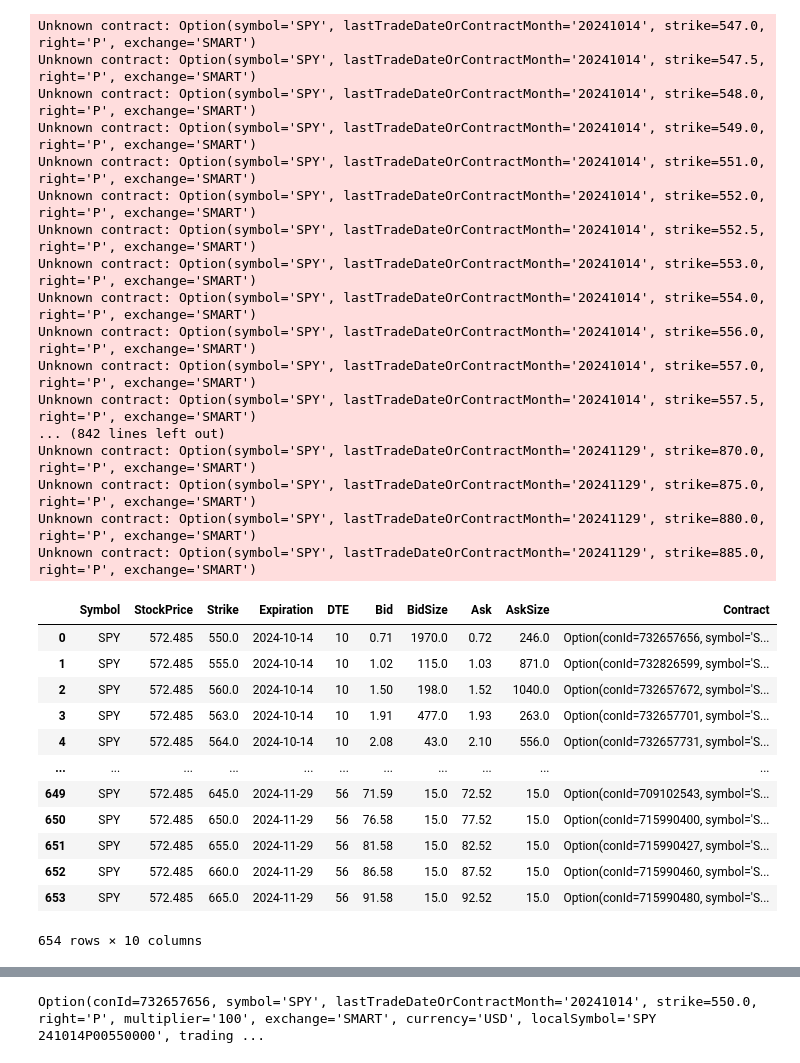
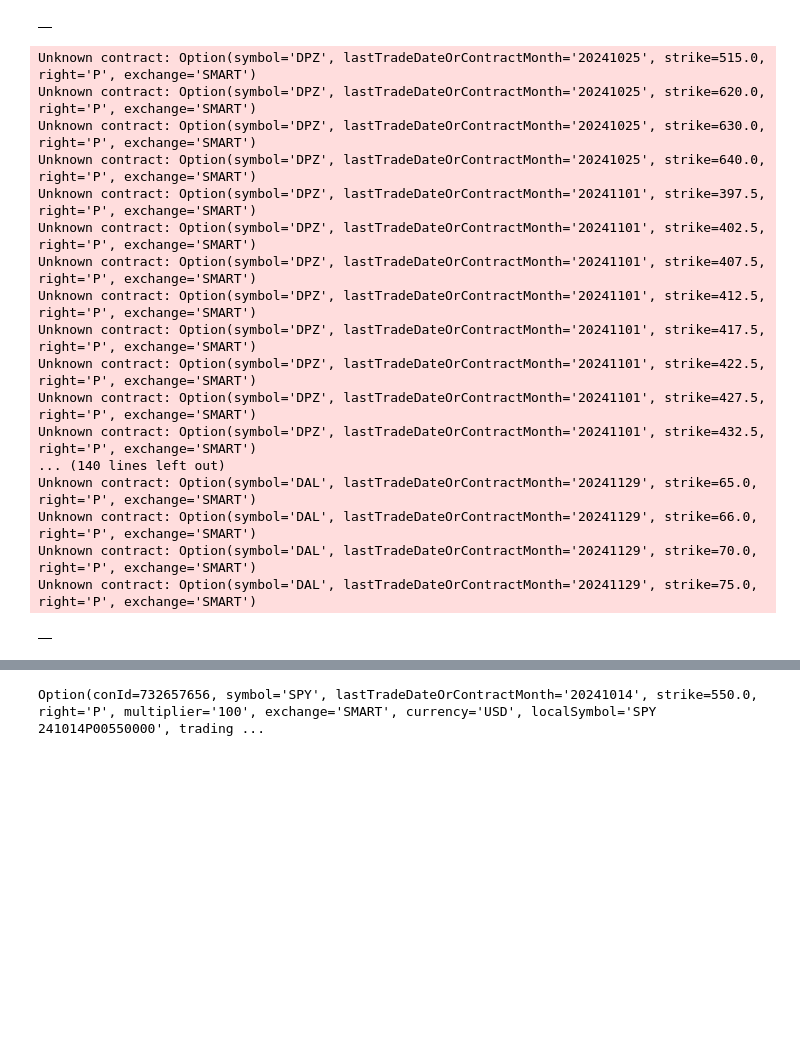
Before and after one commit to lowQuant/IB-Multi-Strategy-ATS, a Jupyter notebook: data_and_research/notebooks/options.ipynb, the cells around one changed output, grey strips where cells are left out. Cells and saved outputs as stored; diff of their text form; code cells hidden in the pictures; blank space fills up the shorter version.

```diff
--- a/data_and_research/notebooks/options.ipynb
+++ b/data_and_research/notebooks/options.ipynb
@@ -227,2 +70,2 @@ def connect_to_IB(port=7497, clientid=0, symbol=None):
 # %%
-ib = connect_to_IB()
+ib = connect_to_IB(clientid=0)
@@ -230,0 +78,4 @@ ib.reqMarketDataType(2)
+# %%
+symbols = vol_df.act_symbol.to_list()
+# %%
+options_df = uf.pea_oss(ib, symbols=symbols, max_dte=50, unfiltered=False,strike_range_percent=0.30)
@@ -231,3 +100,7 @@ ib.reqMarketDataType(2)
+# %%
+options_df
+# %% [output]
+|  |
 # %%
 import asyncio
 # %%
@@ -239,11 +112,8 @@ async def process_get_filtered_put_options(ib, symbol,min_dte=0, max_dte=60, unf
 
     # Get the stock price
     [ticker] = await ib.reqTickersAsync(stock)
-    stock_price = ticker.marketPrice()
 
-    if np.isnan(stock_price):
-        print(f"Unable to get market price for {symbol}")
-        return None, None
+    stock_price = ticker.marketPrice() if ticker.marketPrice() is not None else ticker.close
 
     # Calculate strike range
     lower_strike = stock_price * (1-min_safety_margin)
@@ -331,36 +201,25 @@ async def get_filtered_put_options(ib, symbols,min_dte = 0,max_dte = 60, unfilte
     else:
         return pd.DataFrame()
 # %%
-df = await get_filtered_put_options(ib, symbols='SPY',unfiltered=True,min_dte=10,min_safety_margin=0.045,max_safety_margin=0.55)
+symbols = vol_df.act_symbol.to_list()
+df = await get_filtered_put_options(ib, symbols=symbols,unfiltered=False,min_dte=10,min_safety_margin=0.045,max_safety_margin=0.55)
 df
 # %% [output]
-Unknown contract: Option(symbol='SPY', lastTradeDateOrContractMonth='20241014', strike=547.0, right='P', exchange='SMART')
-Unknown contract: Option(symbol='SPY', lastTradeDateOrContractMonth='20241014', strike=547.5, right='P', exchange='SMART')
-Unknown contract: Option(symbol='SPY', lastTradeDateOrContractMonth='20241014', strike=548.0, right='P', exchange='SMART')
-Unknown contract: Option(symbol='SPY', lastTradeDateOrContractMonth='20241014', strike=549.0, right='P', exchange='SMART')
-Unknown contract: Option(symbol='SPY', lastTradeDateOrContractMonth='20241014', strike=551.0, right='P', exchange='SMART')
-Unknown contract: Option(symbol='SPY', lastTradeDateOrContractMonth='20241014', strike=552.0, right='P', exchange='SMART')
-Unknown contract: Option(symbol='SPY', lastTradeDateOrContractMonth='20241014', strike=552.5, right='P', exchange='SMART')
-Unknown contract: Option(symbol='SPY', lastTradeDateOrContractMonth='20241014', strike=553.0, right='P', exchange='SMART')
-Unknown contract: Option(symbol='SPY', lastTradeDateOrContractMonth='20241014', strike=554.0, right='P', exchange='SMART')
-Unknown contract: Option(symbol='SPY', lastTradeDateOrContractMonth='20241014', strike=556.0, right='P', exchange='SMART')
-Unknown contract: Option(symbol='SPY', lastTradeDateOrContractMonth='20241014', strike=557.0, right='P', exchange='SMART')
-Unknown contract: Option(symbol='SPY', lastTradeDateOrContractMonth='20241014', strike=557.5, right='P', exchange='SMART')
-... (842 lines left out)
-Unknown contract: Option(symbol='SPY', lastTradeDateOrContractMonth='20241129', strike=870.0, right='P', exchange='SMART')
-Unknown contract: Option(symbol='SPY', lastTradeDateOrContractMonth='20241129', strike=875.0, right='P', exchange='SMART')
-Unknown contract: Option(symbol='SPY', lastTradeDateOrContractMonth='20241129', strike=880.0, right='P', exchange='SMART')
-Unknown contract: Option(symbol='SPY', lastTradeDateOrContractMonth='20241129', strike=885.0, right='P', exchange='SMART')
+Unknown contract: Option(symbol='DPZ', lastTradeDateOrContractMonth='20241025', strike=515.0, right='P', exchange='SMART')
+Unknown contract: Option(symbol='DPZ', lastTradeDateOrContractMonth='20241025', strike=620.0, right='P', exchange='SMART')
+Unknown contract: Option(symbol='DPZ', lastTradeDateOrContractMonth='20241025', strike=630.0, right='P', exchange='SMART')
+Unknown contract: Option(symbol='DPZ', lastTradeDateOrContractMonth='20241025', strike=640.0, right='P', exchange='SMART')
+Unknown contract: Option(symbol='DPZ', lastTradeDateOrContractMonth='20241101', strike=397.5, right='P', exchange='SMART')
+Unknown contract: Option(symbol='DPZ', lastTradeDateOrContractMonth='20241101', strike=402.5, right='P', exchange='SMART')
+Unknown contract: Option(symbol='DPZ', lastTradeDateOrContractMonth='20241101', strike=407.5, right='P', exchange='SMART')
+Unknown contract: Option(symbol='DPZ', lastTradeDateOrContractMonth='20241101', strike=412.5, right='P', exchange='SMART')
+Unknown contract: Option(symbol='DPZ', lastTradeDateOrContractMonth='20241101', strike=417.5, right='P', exchange='SMART')
+Unknown contract: Option(symbol='DPZ', lastTradeDateOrContractMonth='20241101', strike=422.5, right='P', exchange='SMART')
+Unknown contract: Option(symbol='DPZ', lastTradeDateOrContractMonth='20241101', strike=427.5, right='P', exchange='SMART')
+Unknown contract: Option(symbol='DPZ', lastTradeDateOrContractMonth='20241101', strike=432.5, right='P', exchange='SMART')
+... (140 lines left out)
+Unknown contract: Option(symbol='DAL', lastTradeDateOrContractMonth='20241129', strike=65.0, right='P', exchange='SMART')
+Unknown contract: Option(symbol='DAL', lastTradeDateOrContractMonth='20241129', strike=66.0, right='P', exchange='SMART')
+Unknown contract: Option(symbol='DAL', lastTradeDateOrContractMonth='20241129', strike=70.0, right='P', exchange='SMART')
+Unknown contract: Option(symbol='DAL', lastTradeDateOrContractMonth='20241129', strike=75.0, right='P', exchange='SMART')
-|  | Symbol | StockPrice | Strike | Expiration | DTE | Bid | BidSize | Ask | AskSize | Contract |
-| 0 | SPY | 572.485 | 550.0 | 2024-10-14 | 10 | 0.71 | 1970.0 | 0.72 | 246.0 | Option(conId=732657656, symbol='S... |
-| 1 | SPY | 572.485 | 555.0 | 2024-10-14 | 10 | 1.02 | 115.0 | 1.03 | 871.0 | Option(conId=732826599, symbol='S... |
-| 2 | SPY | 572.485 | 560.0 | 2024-10-14 | 10 | 1.50 | 198.0 | 1.52 | 1040.0 | Option(conId=732657672, symbol='S... |
-| 3 | SPY | 572.485 | 563.0 | 2024-10-14 | 10 | 1.91 | 477.0 | 1.93 | 263.0 | Option(conId=732657701, symbol='S... |
-| 4 | SPY | 572.485 | 564.0 | 2024-10-14 | 10 | 2.08 | 43.0 | 2.10 | 556.0 | Option(conId=732657731, symbol='S... |
-| ... | ... | ... | ... | ... | ... | ... | ... | ... | ... | ... |
-| 649 | SPY | 572.485 | 645.0 | 2024-11-29 | 56 | 71.59 | 15.0 | 72.52 | 15.0 | Option(conId=709102543, symbol='S... |
-| 650 | SPY | 572.485 | 650.0 | 2024-11-29 | 56 | 76.58 | 15.0 | 77.52 | 15.0 | Option(conId=715990400, symbol='S... |
-| 651 | SPY | 572.485 | 655.0 | 2024-11-29 | 56 | 81.58 | 15.0 | 82.52 | 15.0 | Option(conId=715990427, symbol='S... |
-| 652 | SPY | 572.485 | 660.0 | 2024-11-29 | 56 | 86.58 | 15.0 | 87.52 | 15.0 | Option(conId=715990460, symbol='S... |
-| 653 | SPY | 572.485 | 665.0 | 2024-11-29 | 56 | 91.58 | 15.0 | 92.52 | 15.0 | Option(conId=715990480, symbol='S... |
+|  |
-654 rows × 10 columns
```
Also changed, not shown: parts of 23 cells of this notebook, 1 other file.
